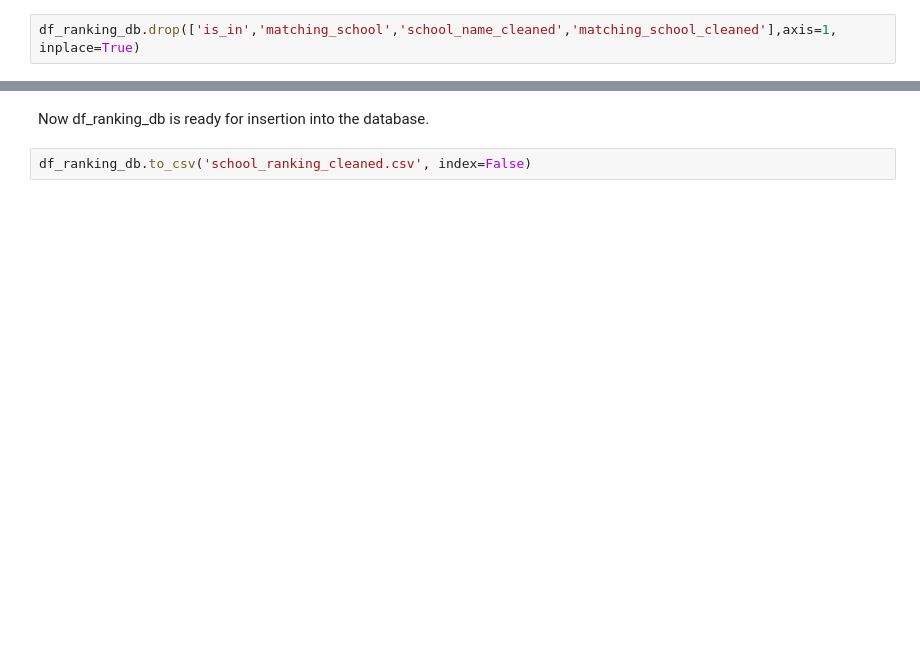
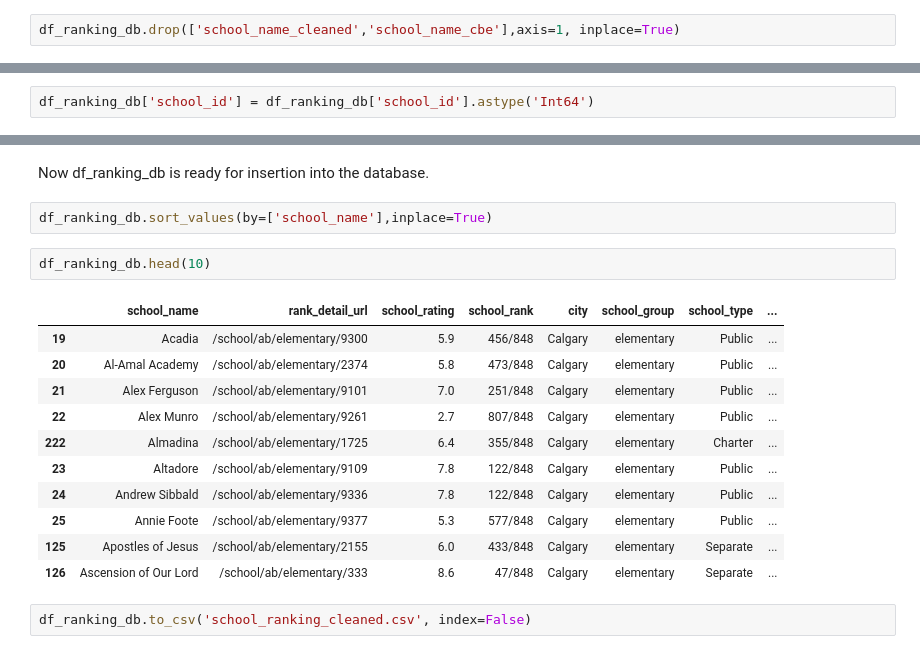
Before and after one commit to tim-yung/Calgary-EduRent-Analytics, a Jupyter notebook: clean_school_ranking/data_cleaning.ipynb, the cells around one changed output, grey strips where cells are left out. Drawn from its saved outputs; the diff is of its cells as text; blank space fills up the shorter version.

Commit message:
added non-cbe schools with ranking into database

```diff
--- a/clean_school_ranking/data_cleaning.ipynb
+++ b/clean_school_ranking/data_cleaning.ipynb
@@ -395,7 +512,7 @@ df_ranking_db.drop(index=98, axis=0,inplace=True)
 # %% [markdown]
 Now the matching of school_id is finished, drop all unnecessary columns and double check for duplicates.
 # %%
-df_ranking_db.drop(['is_in','matching_school','school_name_cleaned','matching_school_cleaned'],axis=1, inplace=True)
+df_ranking_db.drop(['school_name_cleaned','school_name_cbe'],axis=1, inplace=True)
 # %%
 df_ranking_db.drop_duplicates()
 df_ranking_db.info()
@@ -417,0 +537,2 @@ memory usage: 7.7+ KB
+# %%
+df_ranking_db['school_id'] = df_ranking_db['school_id'].astype('Int64')
@@ -418,4 +557,20 @@ memory usage: 7.7+ KB
 # %% [markdown]
 Now df_ranking_db is ready for insertion into the database.
+# %%
+df_ranking_db.sort_values(by=['school_name'],inplace=True)
+# %%
+df_ranking_db.head(10)
+# %% [output]
+|  | school_name | rank_detail_url | school_rating | school_rank | city | school_group | school_type | ... |
+| 19 | Acadia | /school/ab/elementary/9300 | 5.9 | 456/848 | Calgary | elementary | Public | ... |
+| 20 | Al-Amal Academy | /school/ab/elementary/2374 | 5.8 | 473/848 | Calgary | elementary | Public | ... |
+| 21 | Alex Ferguson | /school/ab/elementary/9101 | 7.0 | 251/848 | Calgary | elementary | Public | ... |
+| 22 | Alex Munro | /school/ab/elementary/9261 | 2.7 | 807/848 | Calgary | elementary | Public | ... |
+| 222 | Almadina | /school/ab/elementary/1725 | 6.4 | 355/848 | Calgary | elementary | Charter | ... |
+| 23 | Altadore | /school/ab/elementary/9109 | 7.8 | 122/848 | Calgary | elementary | Public | ... |
+| 24 | Andrew Sibbald | /school/ab/elementary/9336 | 7.8 | 122/848 | Calgary | elementary | Public | ... |
+| 25 | Annie Foote | /school/ab/elementary/9377 | 5.3 | 577/848 | Calgary | elementary | Public | ... |
+| 125 | Apostles of Jesus | /school/ab/elementary/2155 | 6.0 | 433/848 | Calgary | elementary | Separate | ... |
+| 126 | Ascension of Our Lord | /school/ab/elementary/333 | 8.6 | 47/848 | Calgary | elementary | Separate | ... |
 # %%
 df_ranking_db.to_csv('school_ranking_cleaned.csv', index=False)
```
Also changed, not shown: parts of 30 cells of this notebook, 1 other file.
